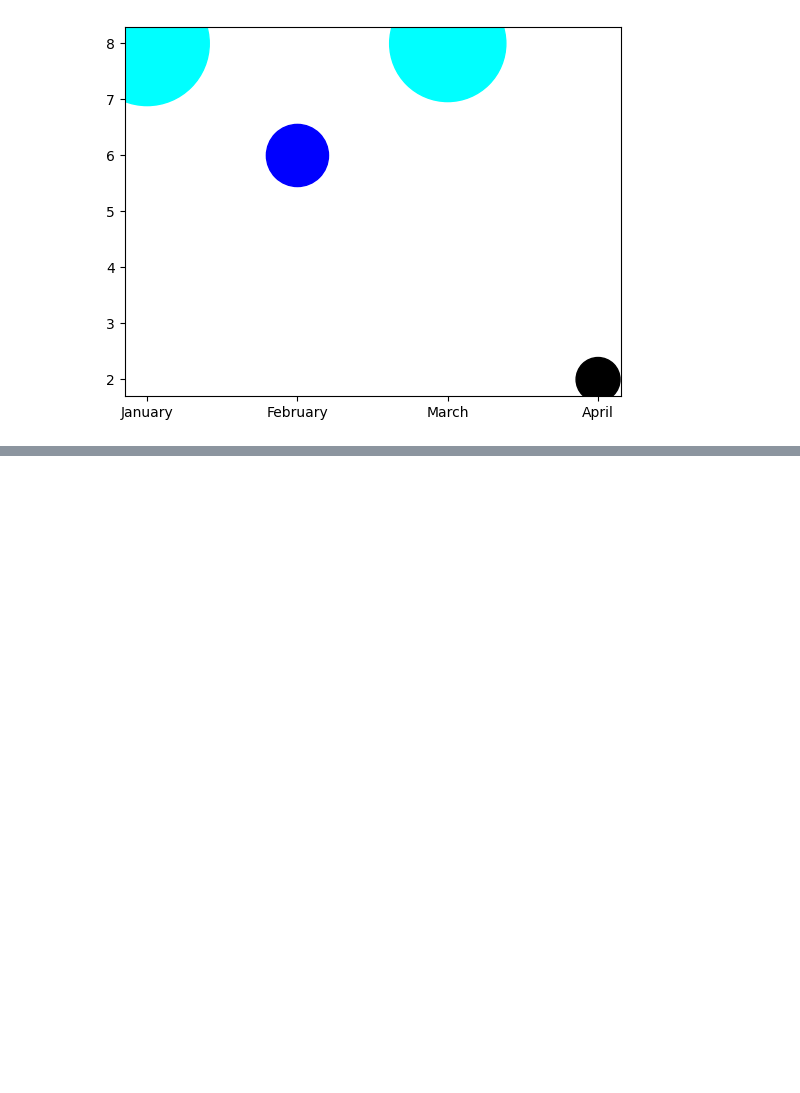
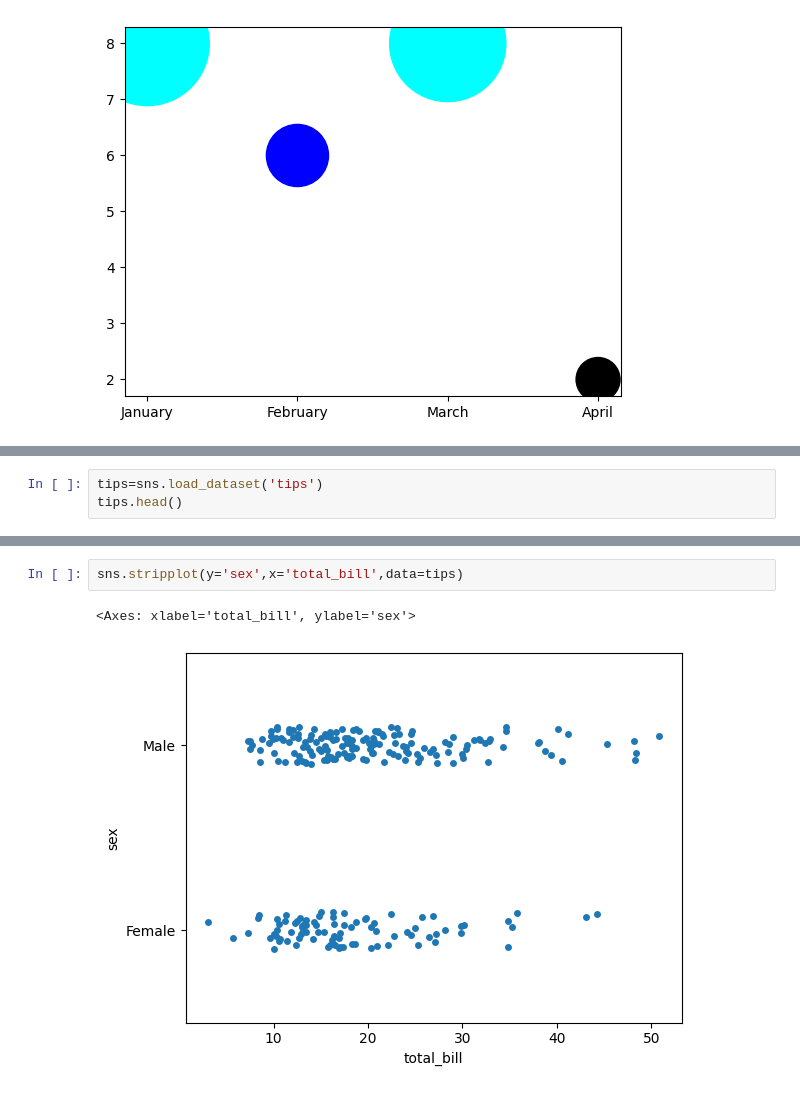
Before and after one commit to kazmierczakP/DataScienceNotebooks, a Jupyter notebook: Visualization.ipynb, the cells around one changed output, grey strips where cells are left out. Saved outputs shown, nothing was run; the diff lists cells and outputs as text; blank space fills up the shorter version.

Commit message:
plot, stripplot, hlines, boxplot, violinplot

```diff
--- a/Visualization.ipynb
+++ b/Visualization.ipynb
@@ -440,0 +447,3 @@ plt.scatter(df.index.month_name(),df['amount'],df['s']*1000,color=df['color'])
+# %%
+tips=sns.load_dataset('tips')
+tips.head()
@@ -440,0 +457,5 @@ plt.scatter(df.index.month_name(),df['amount'],df['s']*1000,color=df['color'])
+# %%
+sns.stripplot(y='sex',x='total_bill',data=tips)
+# %% [output]
+<Axes: xlabel='total_bill', ylabel='sex'>
+[figure, added]
```
Also changed, not shown: parts of 40 cells of this notebook.
